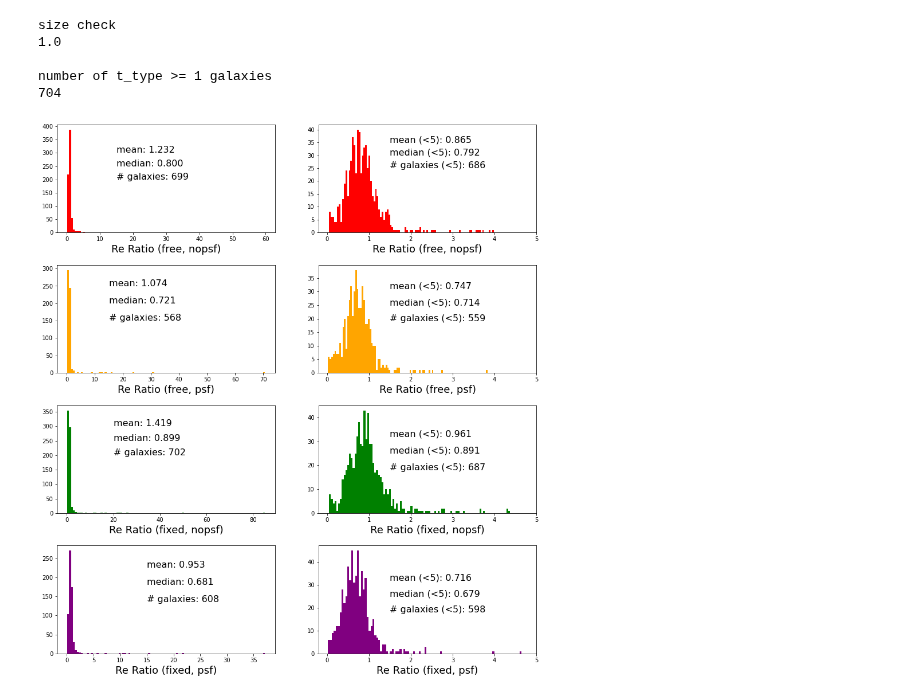
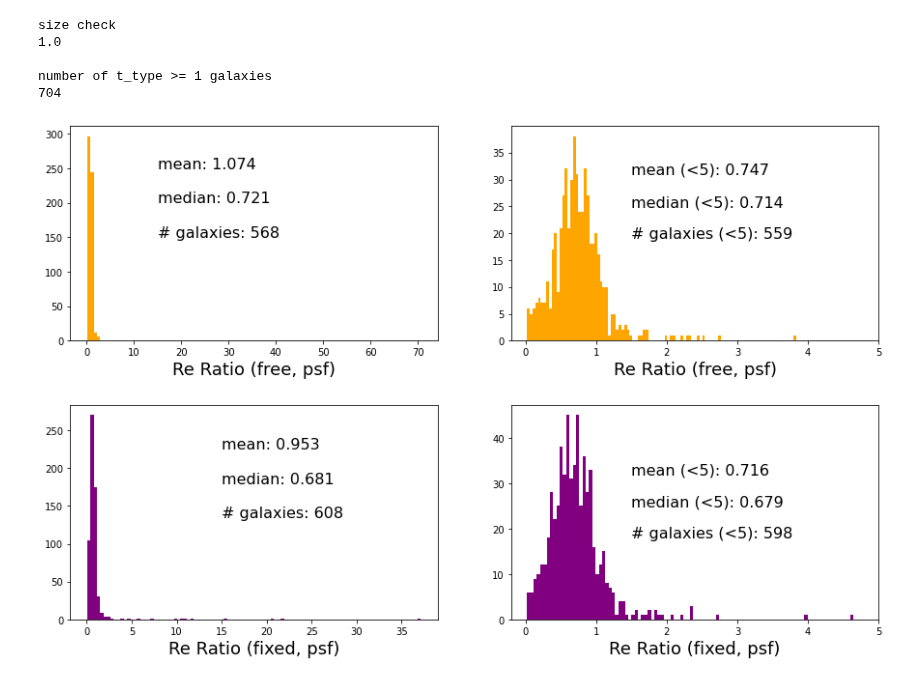
Before and after one commit to Kyssuber/research, a Jupyter notebook: disk_size_comparison.ipynb, the cells around one changed output. Cells and saved outputs as stored; diff of their text form; code cells hidden in the pictures.

```diff
--- a/disk_size_comparison.ipynb
+++ b/disk_size_comparison.ipynb
@@ -199,16 +219,15 @@ re_fixed_psf = t4['re']*2.75
 
 r0 = 10 #arcsec
 alpha_1 = sga_params['R_COG_PARAMS_ALPHA1']
+alpha_2 = sga_params['R_COG_PARAMS_ALPHA2']
 m0 = sga_params['R_COG_PARAMS_M0']
 
 comp_one = np.log10(0.5)/(0.4*m0)
 comp_two = np.exp(-comp_one) - 1
 comp_three = (1/alpha_1) * comp_two
+comp_four = comp_three**(-1/alpha_2)
 
-comp_four = comp_three**(-1/alpha_2)
 r50_tentative = r0 * comp_four
-
-#note: manually calculated index 647, which had m0=50704.61. Results compatible with the above script.
 # %%
 #sga_param index --> r50 index
 #sgacut index --> re index
@@ -286,63 +311,38 @@ re_ratio_4 = re_ratio_fixed_psf[t4_error]
 # %%
 #prelimiary histogram plots...
 
-fig = plt.figure(figsize=(15,35))
+fig = plt.figure(figsize=(15,20))
 plt.subplots_adjust(hspace=.3,wspace=.2)
-for i in range(1,9):
-    ax=fig.add_subplot(8,2,i)
+for i in range(1,5):
+    ax=fig.add_subplot(4,2,i)
 
     if i == 1:
-        plt.hist(re_ratio_1,bins=100,color='red')
-        plt.xlabel('Re Ratio (free, nopsf)',fontsize=18)
-        plt.text(15,300,'mean: '+'%.3f'%(np.mean(re_ratio_1)),fontsize=16)
-        plt.text(15,250,'median: '+'%.3f'%(np.median(re_ratio_1)),fontsize=16)
-        plt.text(15,200,'# galaxies: '+str(len(re_ratio_1)),fontsize=16)
-    if i == 2:
-        plt.hist(re_ratio_1[(re_ratio_1<5)],bins=100,color='red')
-        plt.xlim(-0.2,5)
-        plt.xlabel('Re Ratio (free, nopsf)',fontsize=18)
-        plt.text(1.5,35,'mean (<5): '+'%.3f'%(np.mean(re_ratio_1[(re_ratio_1<5)])),fontsize=16)
-        plt.text(1.5,30,'median (<5): '+'%.3f'%(np.median(re_ratio_1[(re_ratio_1<5)])),fontsize=16)
-        plt.text(1.5,25,'# galaxies (<5): '+str(len(re_ratio_1[(re_ratio_1<5)])),fontsize=16)
-    if i == 3:
         plt.hist(re_ratio_2,bins=100,color='orange')
         plt.xlabel('Re Ratio (free, psf)',fontsize=18)
         plt.text(15,250,'mean: '+'%.3f'%(np.mean(re_ratio_2)),fontsize=16)
         plt.text(15,200,'median: '+'%.3f'%(np.median(re_ratio_2)),fontsize=16)
         plt.text(15,150,'# galaxies: '+str(len(re_ratio_2)),fontsize=16)
-    if i == 4:
+    if i == 2:
         plt.hist(re_ratio_2[(re_ratio_2<5)],bins=100,color='orange')
         plt.xlim(-0.2,5)
         plt.xlabel('Re Ratio (free, psf)',fontsize=18)
         plt.text(1.5,31,'mean (<5): '+'%.3f'%(np.mean(re_ratio_2[(re_ratio_2<5)])),fontsize=16)
         plt.text(1.5,25,'median (<5): '+'%.3f'%(np.median(re_ratio_2[(re_ratio_2<5)])),fontsize=16)
         plt.text(1.5,19,'# galaxies (<5): '+str(len(re_ratio_2[(re_ratio_2<5)])),fontsize=16)
-    if i == 5:
-        plt.hist(re_ratio_3,bins=100,color='green')
-        plt.xlabel('Re Ratio (fixed, nopsf)',fontsize=18)
-        plt.text(20,300,'mean: '+'%.3f'%(np.mean(re_ratio_3)),fontsize=16)
-        plt.text(20,250,'median: '+'%.3f'%(np.median(re_ratio_3)),fontsize=16)
-        plt.text(20,200,'# galaxies: '+str(len(re_ratio_3)),fontsize=16)
-    if i == 6:
-        plt.hist(re_ratio_3[(re_ratio_3<5)],bins=100,color='green')
-        plt.xlim(-0.2,5)
-        plt.xlabel('Re Ratio (fixed, nopsf)',fontsize=18)
-        plt.text(1.5,32,'mean (<5): '+'%.3f'%(np.mean(re_ratio_3[(re_ratio_3<5)])),fontsize=16)
-        plt.text(1.5,25,'median (<5): '+'%.3f'%(np.median(re_ratio_3[(re_ratio_3<5)])),fontsize=16)
-        plt.text(1.5,18,'# galaxies (<5): '+str(len(re_ratio_3[(re_ratio_3<5)])),fontsize=16)
-    if i == 7:
+
+    if i == 3:
         plt.hist(re_ratio_4,bins=100,color='purple')
         plt.xlabel('Re Ratio (fixed, psf)',fontsize=18)
         plt.text(15,225,'mean: '+'%.3f'%(np.mean(re_ratio_4)),fontsize=16)
         plt.text(15,180,'median: '+'%.3f'%(np.median(re_ratio_4)),fontsize=16)
         plt.text(15,135,'# galaxies: '+str(len(re_ratio_4)),fontsize=16)
-    if i == 8:
+    if i == 4:
         plt.hist(re_ratio_4[(re_ratio_4<5)],bins=100,color='purple')
         plt.xlim(-0.2,5)
         plt.xlabel('Re Ratio (fixed, psf)',fontsize=18)
         plt.text(1.5,32,'mean (<5): '+'%.3f'%(np.mean(re_ratio_4[(re_ratio_4<5)])),fontsize=16)
         plt.text(1.5,25,'median (<5): '+'%.3f'%(np.median(re_ratio_4[(re_ratio_4<5)])),fontsize=16)
         plt.text(1.5,18,'# galaxies (<5): '+str(len(re_ratio_4[(re_ratio_4<5)])),fontsize=16)
 # %% [output]
-[figure, old version]
+[figure, new version]
 # %%
```
Also changed, not shown: parts of 33 cells of this notebook, 1 other file.
